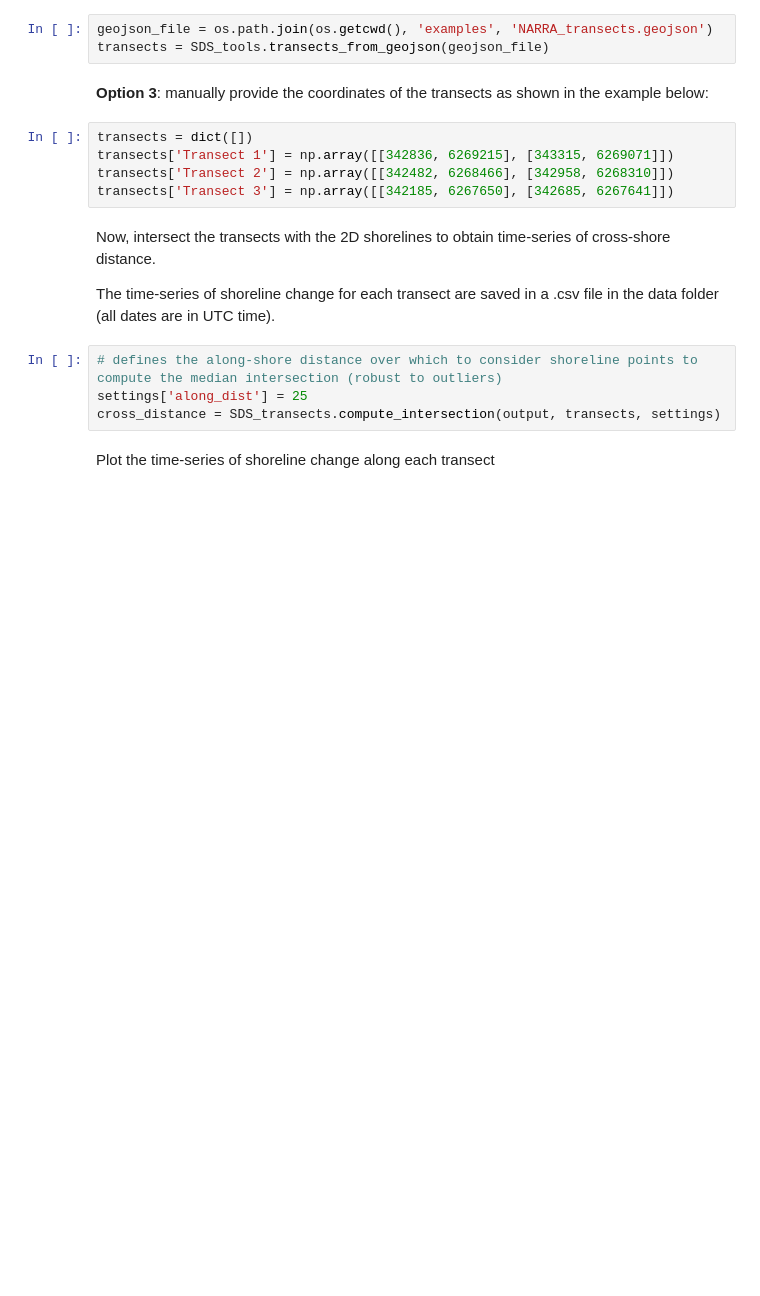
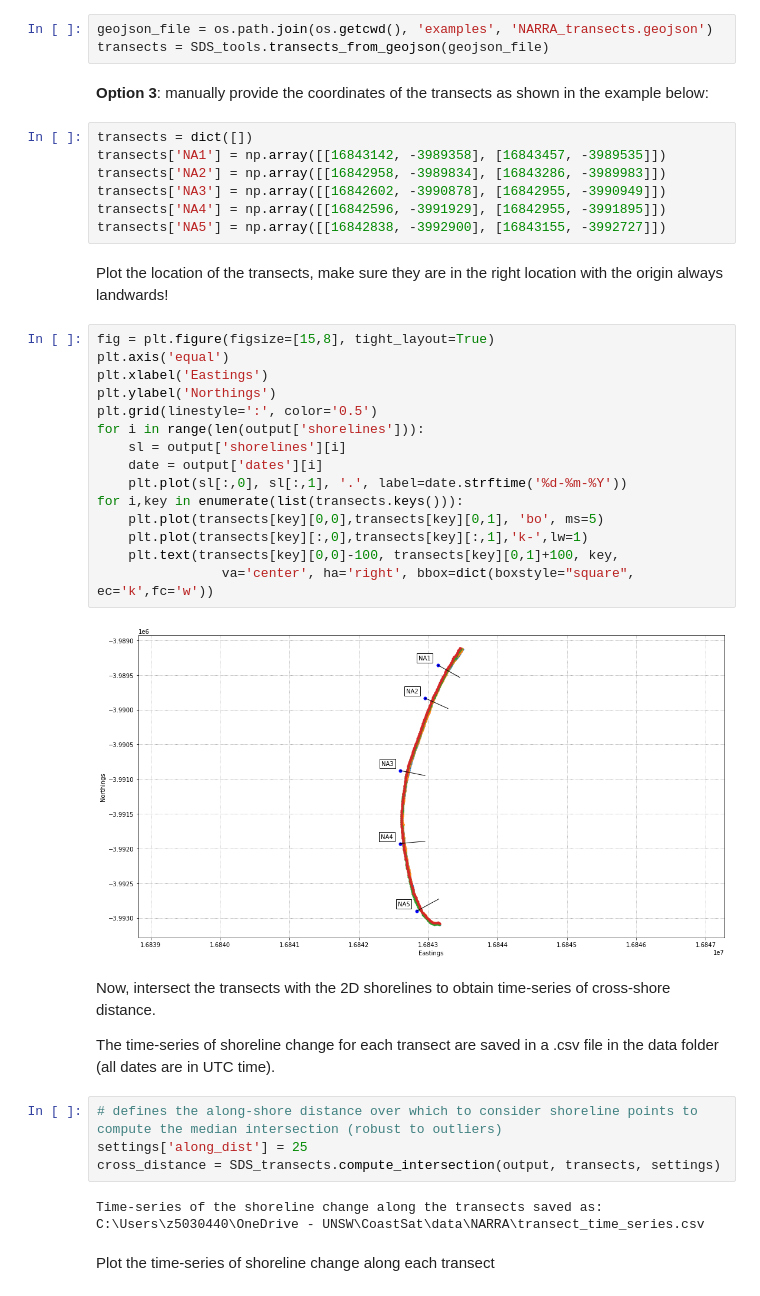
Before and after one commit to kvos/CoastSat, a Jupyter notebook: example_jupyter.ipynb, the cells around one changed output. Cells and saved outputs as stored; diff of their text form; blank space fills up the shorter version.

```diff
--- a/example_jupyter.ipynb
+++ b/example_jupyter.ipynb
@@ -154,11 +186,32 @@ geojson_file = os.path.join(os.getcwd(), 'examples', 'NARRA_transects.geojson')
 transects = SDS_tools.transects_from_geojson(geojson_file)
 # %% [markdown]
 **Option 3**: manually provide the coordinates of the transects as shown in the example below:
-# %%
-transects = dict([])
-transects['Transect 1'] = np.array([[342836, 6269215], [343315, 6269071]])
-transects['Transect 2'] = np.array([[342482, 6268466], [342958, 6268310]])
-transects['Transect 3'] = np.array([[342185, 6267650], [342685, 6267641]])
+# %%
+transects = dict([])
+transects['NA1'] = np.array([[16843142, -3989358], [16843457, -3989535]])
+transects['NA2'] = np.array([[16842958, -3989834], [16843286, -3989983]])
+transects['NA3'] = np.array([[16842602, -3990878], [16842955, -3990949]])
+transects['NA4'] = np.array([[16842596, -3991929], [16842955, -3991895]])
+transects['NA5'] = np.array([[16842838, -3992900], [16843155, -3992727]])
+# %% [markdown]
+Plot the location of the transects, make sure they are in the right location with the origin always landwards!
+# %%
+fig = plt.figure(figsize=[15,8], tight_layout=True)
+plt.axis('equal')
+plt.xlabel('Eastings')
+plt.ylabel('Northings')
+plt.grid(linestyle=':', color='0.5')
+for i in range(len(output['shorelines'])):
+    sl = output['shorelines'][i]
+    date = output['dates'][i]
+    plt.plot(sl[:,0], sl[:,1], '.', label=date.strftime('%d-%m-%Y'))
+for i,key in enumerate(list(transects.keys())):
+    plt.plot(transects[key][0,0],transects[key][0,1], 'bo', ms=5)
+    plt.plot(transects[key][:,0],transects[key][:,1],'k-',lw=1)
+    plt.text(transects[key][0,0]-100, transects[key][0,1]+100, key,
+                va='center', ha='right', bbox=dict(boxstyle="square", ec='k',fc='w'))
+# %% [output]
+[figure, added]
 # %% [markdown]
 Now, intersect the transects with the 2D shorelines to obtain time-series of cross-shore distance.
 
@@ -167,6 +220,9 @@ The time-series of shoreline change for each transect are saved in a .csv file i
 # defines the along-shore distance over which to consider shoreline points to compute the median intersection (robust to outliers)
 settings['along_dist'] = 25
 cross_distance = SDS_transects.compute_intersection(output, transects, settings)
+# %% [output]
+Time-series of the shoreline change along the transects saved as:
+C:\Users\z5030440\OneDrive - UNSW\CoastSat\data\NARRA\transect_time_series.csv
 # %% [markdown]
 Plot the time-series of shoreline change along each transect
 # %%
```
Also changed, not shown: parts of 15 cells of this notebook, 12 other files.
